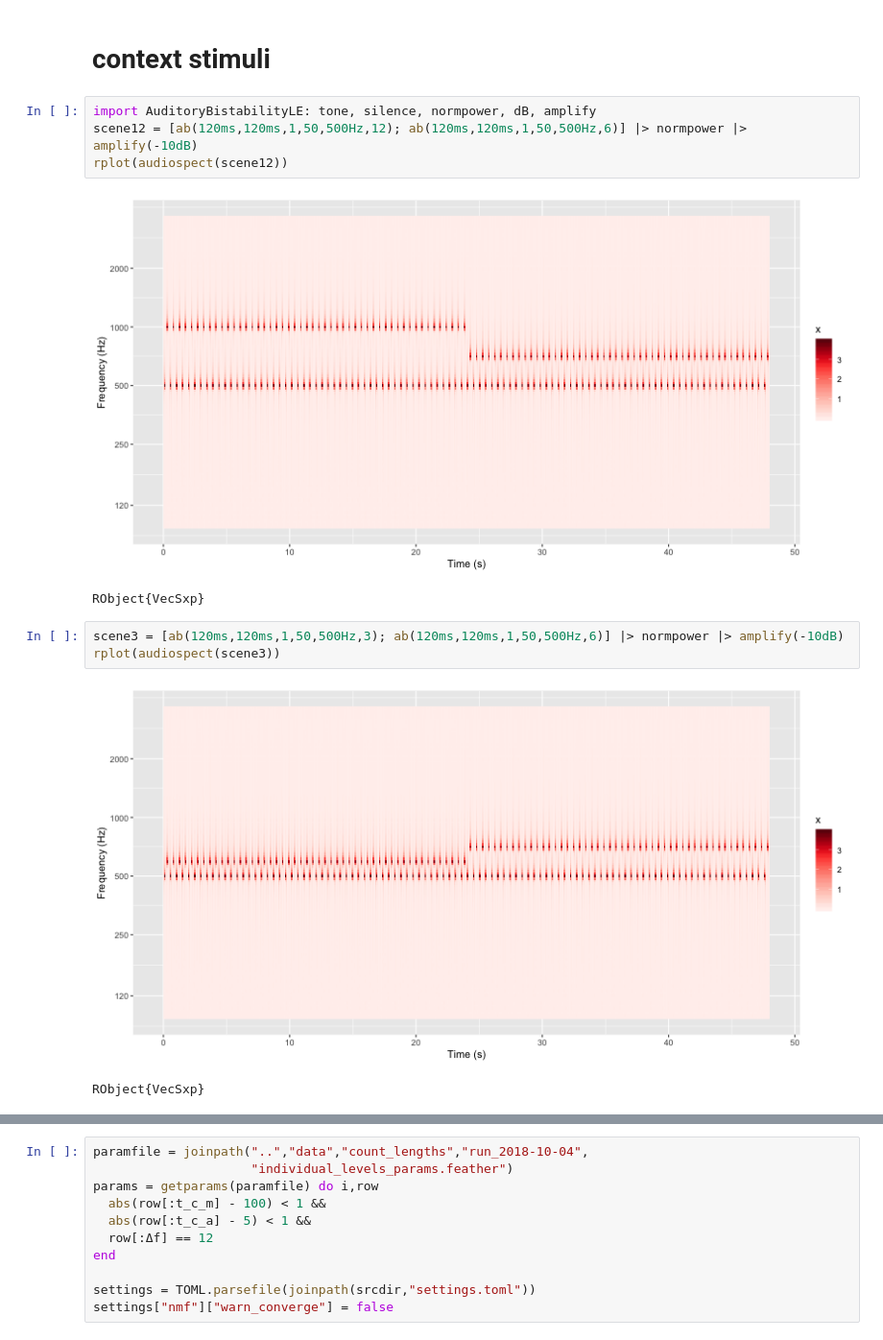
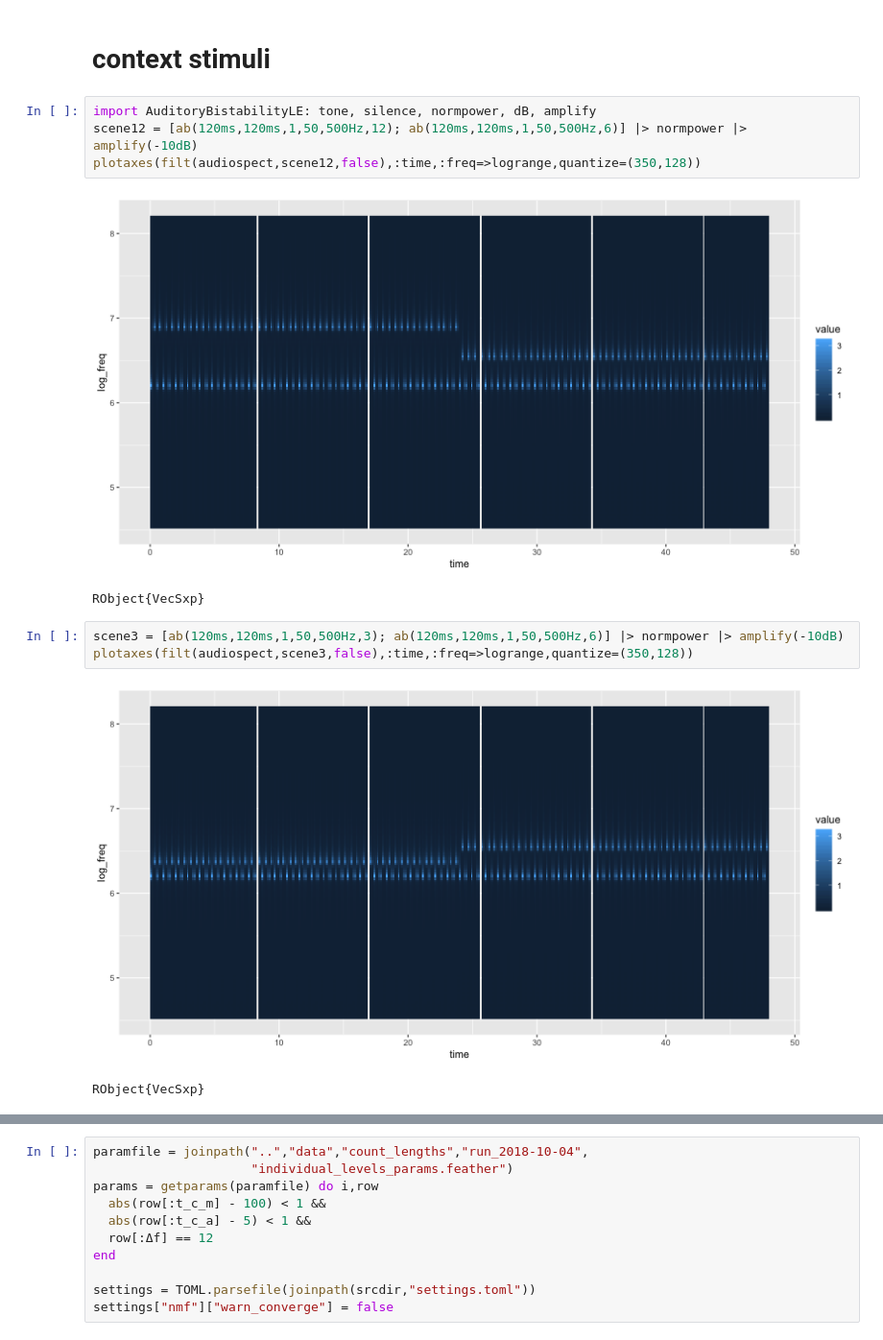
Before and after one commit to haberdashPI/bistable, a Jupyter notebook: notebooks/Context Stimuli.ipynb, the cells around one changed output, grey strips where cells are left out. Shown at 96% size. Cells and saved outputs as stored; diff of their text form.

Commit message:
WIP: buildup, percept-length plots

```diff
--- a/notebooks/Context Stimuli.ipynb
+++ b/notebooks/Context Stimuli.ipynb
@@ -19,13 +16,13 @@ SampledSignals.embed_javascript()
 # %%
 import AuditoryBistabilityLE: tone, silence, normpower, dB, amplify
 scene12 = [ab(120ms,120ms,1,50,500Hz,12); ab(120ms,120ms,1,50,500Hz,6)] |> normpower |> amplify(-10dB)
-rplot(audiospect(scene12))
+plotaxes(filt(audiospect,scene12,false),:time,:freq=>logrange,quantize=(350,128))
 # %% [output]
-[figure, old version]
+[figure, new version]
 RObject{VecSxp}
 # %%
 scene3 = [ab(120ms,120ms,1,50,500Hz,3); ab(120ms,120ms,1,50,500Hz,6)] |> normpower |> amplify(-10dB)
-rplot(audiospect(scene3))
+plotaxes(filt(audiospect,scene3,false),:time,:freq=>logrange,quantize=(350,128))
 # %% [output]
-[figure, old version]
+[figure, new version]
 RObject{VecSxp}
```
Also changed, not shown: parts of 10 cells of this notebook, 5 other files.
